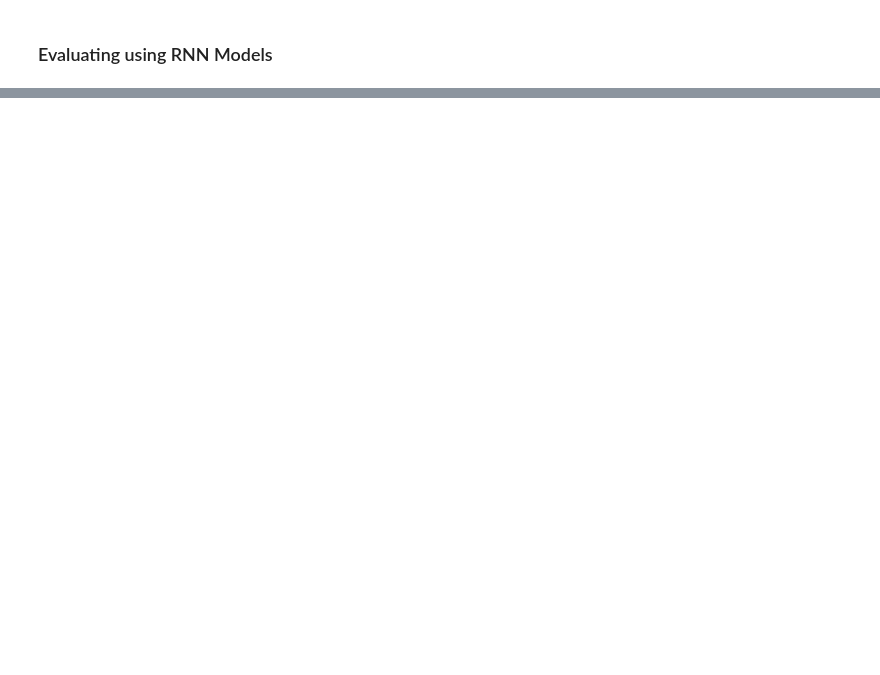
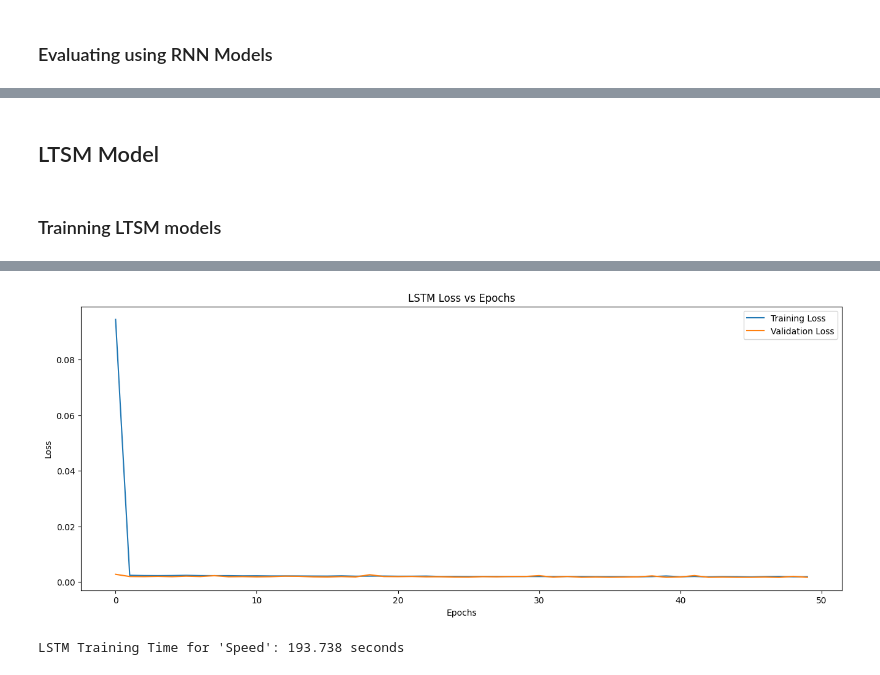
Before and after one commit to spate738/AISE4010-Group7-Project, a Jupyter notebook: realTraffic.ipynb, the cells around one changed output, grey strips where cells are left out. Cells and saved outputs as stored; diff of their text form; code cells hidden in the pictures; blank space fills up the shorter version.

Commit message:
LSTM and GRU

```diff
--- a/realTraffic.ipynb
+++ b/realTraffic.ipynb
@@ -648,0 +671,27 @@ RNN Test: 'Travel Time' MAE: 0.005610475783189273
+# %% [markdown]
+## LTSM Model
+# %% [markdown]
+### Trainning LTSM models
+# %%
+#Speed Data
+#LSTM model with 2 LSTM layers of size 100 and 50, RELU, 100 epochs, batch size 16, adam.
+modelLSTM_s = Sequential()
+modelLSTM_s.add(LSTM(100, activation='relu', return_sequences=True, input_shape=(Xs_train.shape[1], 1)))
+modelLSTM_s.add(LSTM(50, activation='relu'))
+modelLSTM_s.add(Dense(1))
+modelLSTM_s.compile(optimizer='adam', loss='mse')
+start_time = time()
+LSTM_history_speed = modelLSTM_s.fit(Xs_train, ys_train, epochs=50, batch_size=32, validation_split=0.2)
+LSTM_time_speed = time() - start_time
+
+#plot the training and validation loss
+plt.figure(figsize=(16, 6))
+plt.plot(LSTM_history_speed.history['loss'], label='Training Loss')
+plt.plot(LSTM_history_speed.history['val_loss'], label='Validation Loss')
+plt.title('LSTM Loss vs Epochs')
+plt.xlabel('Epochs')
+plt.ylabel('Loss')
+plt.legend()
+plt.show()
+print(f"LSTM Training Time for \'Speed\': {LSTM_time_speed:.3f} seconds")
+# %% [output]
@@ -648,0 +715,2 @@ RNN Test: 'Travel Time' MAE: 0.005610475783189273
+[figure, added]
+LSTM Training Time for 'Speed': 193.738 seconds
```
Also changed, not shown: parts of 29 cells of this notebook.
